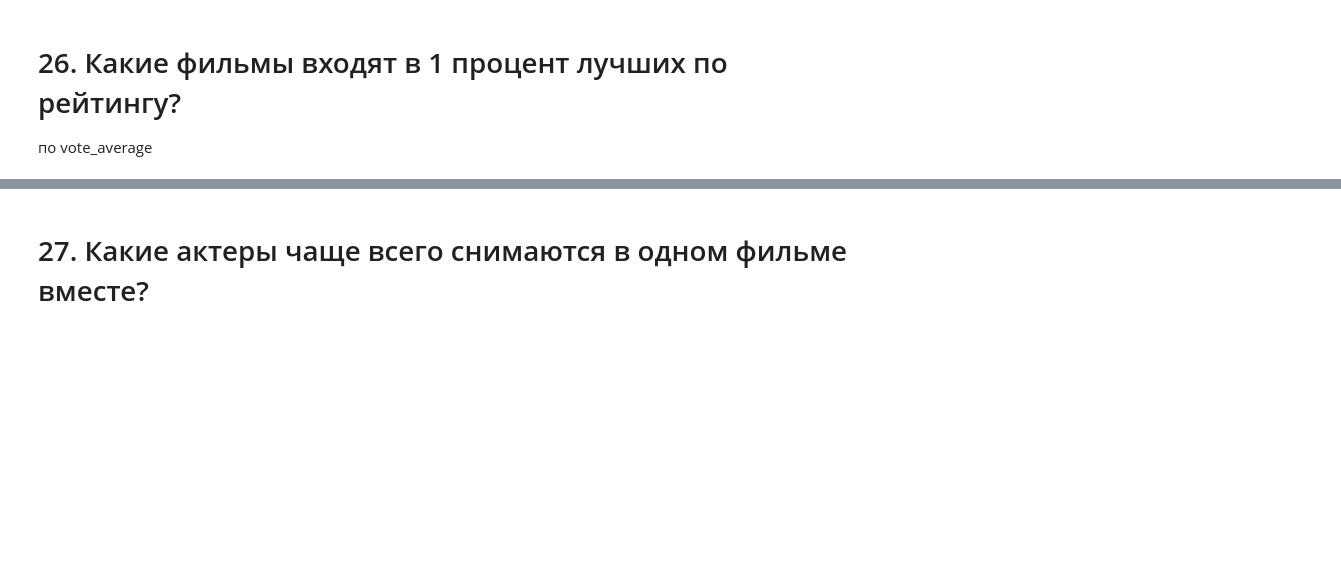
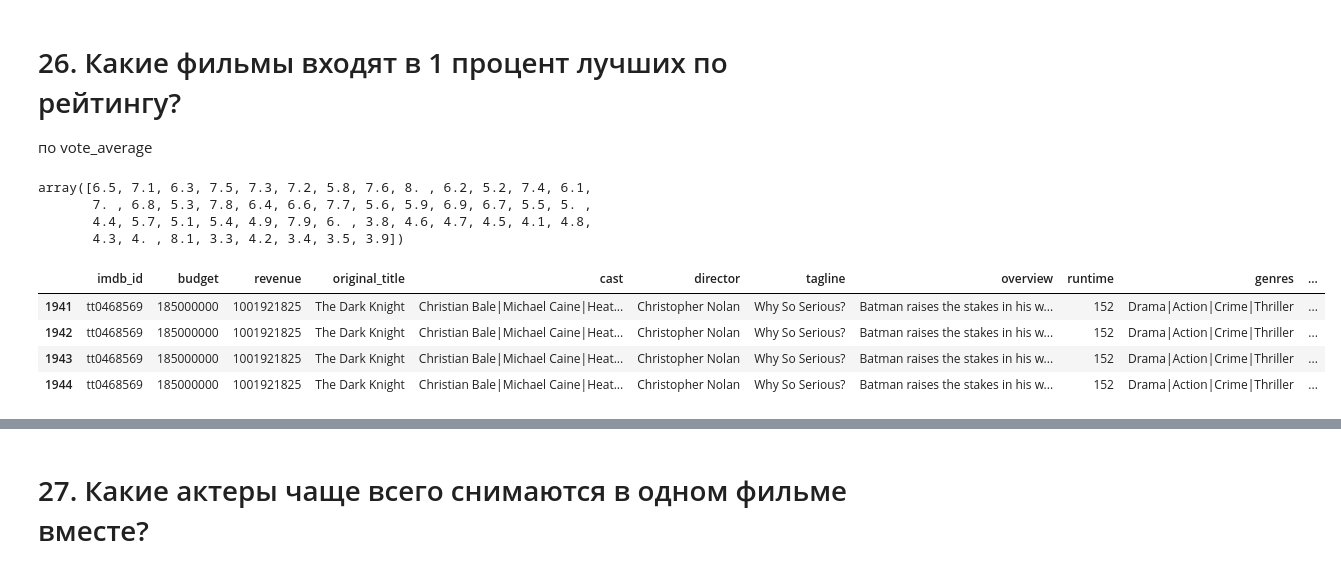
Before and after one commit to goryachenkova/ProjectsSkillFactory, a Jupyter notebook: module_1/Movies_IMBD_v4.1_TEMPLATE.ipynb, the cells around one changed output, grey strips where cells are left out. Drawn from its saved outputs; the diff is of its cells as text; code cells hidden in the pictures; blank space fills up the shorter version.

```diff
--- a/module_1/Movies_IMBD_v4.1_TEMPLATE.ipynb
+++ b/module_1/Movies_IMBD_v4.1_TEMPLATE.ipynb
@@ -1034,3 +940,18 @@ answers['22'] = '2. 450'
 # %% [markdown]
 # 26. Какие фильмы входят в 1 процент лучших по рейтингу?
 по vote_average
+# %%
+data_studio['vote_average'].unique()
+# %% [output]
+array([6.5, 7.1, 6.3, 7.5, 7.3, 7.2, 5.8, 7.6, 8. , 6.2, 5.2, 7.4, 6.1,
+       7. , 6.8, 5.3, 7.8, 6.4, 6.6, 7.7, 5.6, 5.9, 6.9, 6.7, 5.5, 5. ,
+       4.4, 5.7, 5.1, 5.4, 4.9, 7.9, 6. , 3.8, 4.6, 4.7, 4.5, 4.1, 4.8,
+       4.3, 4. , 8.1, 3.3, 4.2, 3.4, 3.5, 3.9])
+# %%
+data_studio[data_studio['vote_average']==8.1]
+# %% [output]
+|  | imdb_id | budget | revenue | original_title | cast | director | tagline | overview | runtime | genres | ... |
+| 1941 | tt0468569 | 185000000 | 1001921825 | The Dark Knight | Christian Bale|Michael Caine|Heat... | Christopher Nolan | Why So Serious? | Batman raises the stakes in his w... | 152 | Drama|Action|Crime|Thriller | ... |
+| 1942 | tt0468569 | 185000000 | 1001921825 | The Dark Knight | Christian Bale|Michael Caine|Heat... | Christopher Nolan | Why So Serious? | Batman raises the stakes in his w... | 152 | Drama|Action|Crime|Thriller | ... |
+| 1943 | tt0468569 | 185000000 | 1001921825 | The Dark Knight | Christian Bale|Michael Caine|Heat... | Christopher Nolan | Why So Serious? | Batman raises the stakes in his w... | 152 | Drama|Action|Crime|Thriller | ... |
+| 1944 | tt0468569 | 185000000 | 1001921825 | The Dark Knight | Christian Bale|Michael Caine|Heat... | Christopher Nolan | Why So Serious? | Batman raises the stakes in his w... | 152 | Drama|Action|Crime|Thriller | ... |
```
Also changed, not shown: parts of 51 cells of this notebook, 1 other file.
